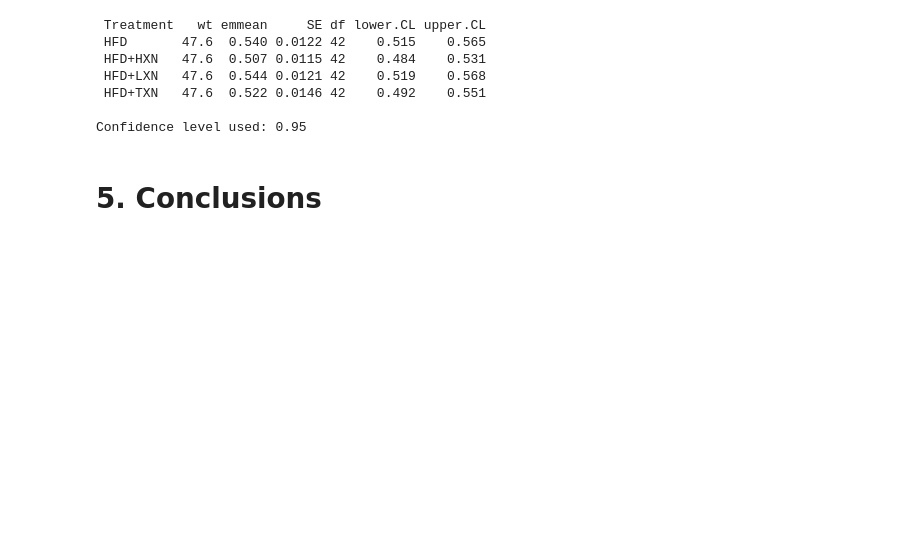
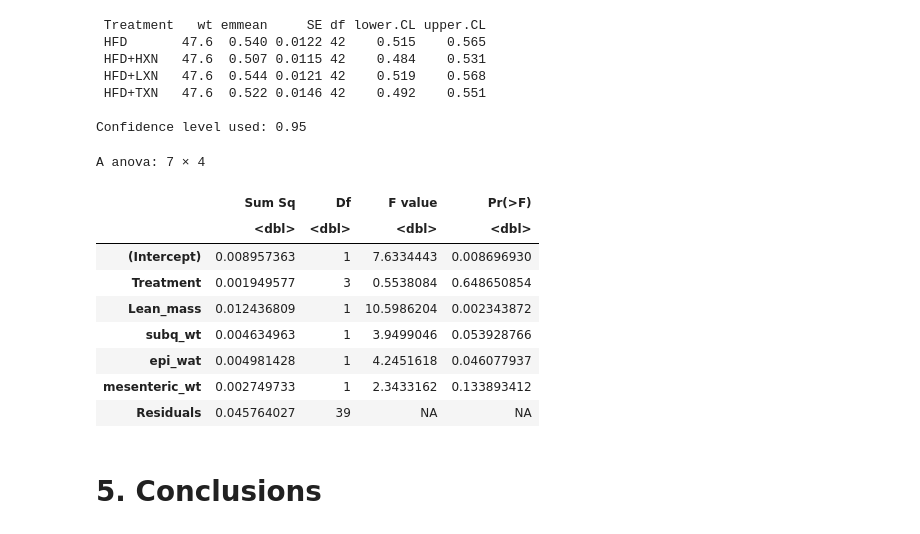
Before and after one commit to zhangyang2017/temp, a Jupyter notebook: metab.ipynb, the cells around one changed output. Drawn from its saved outputs; the diff is of its cells as text; code cells hidden in the pictures; blank space fills up the shorter version.

```diff
--- a/metab.ipynb
+++ b/metab.ipynb
@@ -293,6 +293,21 @@ HFD+TXN - HFD+LXN == 0 -0.022131   0.020519  -1.079    0.701
  HFD+TXN   47.6  0.522 0.0146 42    0.492    0.551
 
 Confidence level used: 0.95
+# %%
+fit2 = aov(avgEE~Treatment+Lean_mass+subq_wt+epi_wat+mesenteric_wt, dataHFD)
+# %%
+Anova(fit2, type="III")
+# %% [output]
+A anova: 7 × 4
+|  | Sum Sq | Df | F value | Pr(>F) |
+|  | <dbl> | <dbl> | <dbl> | <dbl> |
+| (Intercept) | 0.008957363 | 1 | 7.6334443 | 0.008696930 |
+| Treatment | 0.001949577 | 3 | 0.5538084 | 0.648650854 |
+| Lean_mass | 0.012436809 | 1 | 10.5986204 | 0.002343872 |
+| subq_wt | 0.004634963 | 1 | 3.9499046 | 0.053928766 |
+| epi_wat | 0.004981428 | 1 | 4.2451618 | 0.046077937 |
+| mesenteric_wt | 0.002749733 | 1 | 2.3433162 | 0.133893412 |
+| Residuals | 0.045764027 | 39 | NA | NA |
 # %% [markdown]
 # 5. Conclusions
 # %% [markdown]
```
